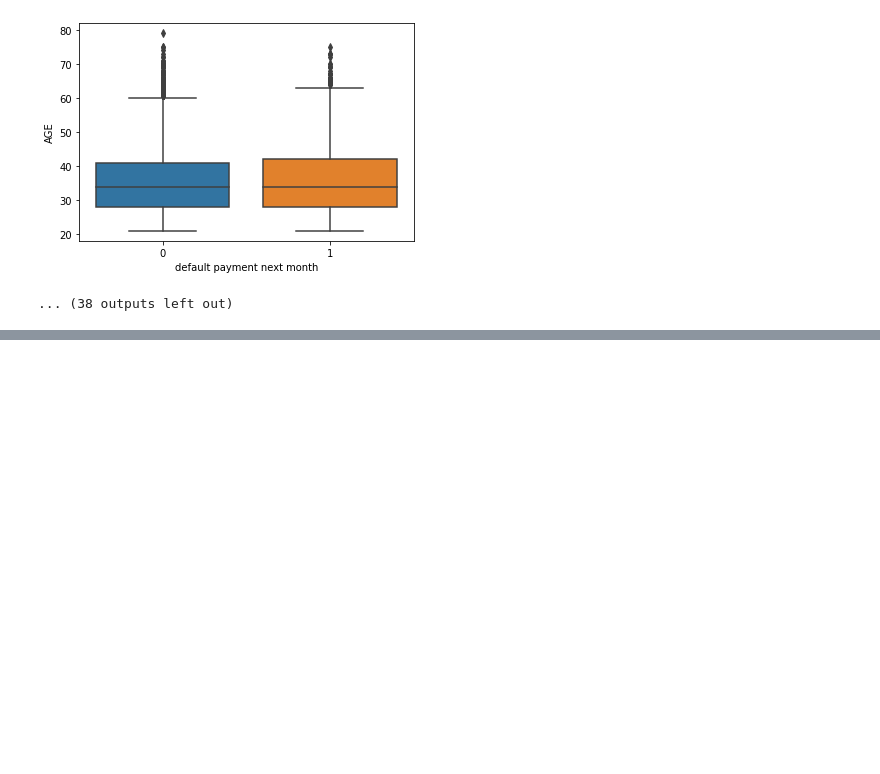
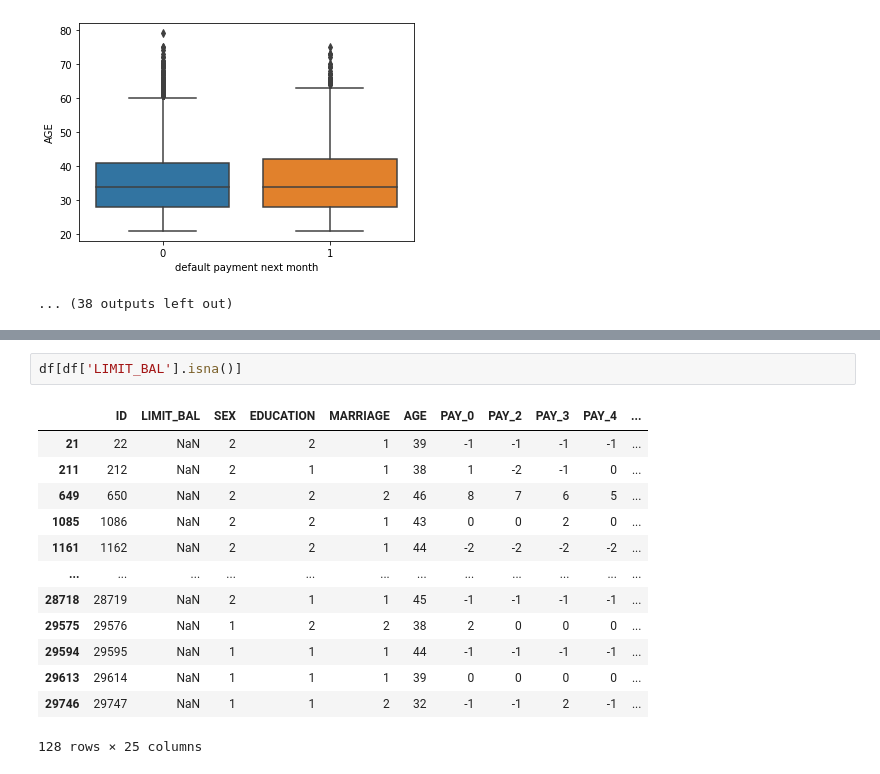
Before and after one commit to prakashtiwari012/RenewPower, a Jupyter notebook: RenewPower/Acme_Bank_Usecase.ipynb, the cells around one changed output, grey strips where cells are left out. Cells and saved outputs as stored; diff of their text form; blank space fills up the shorter version.

```diff
--- a/RenewPower/Acme_Bank_Usecase.ipynb
+++ b/RenewPower/Acme_Bank_Usecase.ipynb
@@ -144,3 +150,19 @@ for i in df.columns:
+# %%
+df[df['LIMIT_BAL'].isna()]
+# %% [output]
+|  | ID | LIMIT_BAL | SEX | EDUCATION | MARRIAGE | AGE | PAY_0 | PAY_2 | PAY_3 | PAY_4 | ... |
+| 21 | 22 | NaN | 2 | 2 | 1 | 39 | -1 | -1 | -1 | -1 | ... |
+| 211 | 212 | NaN | 2 | 1 | 1 | 38 | 1 | -2 | -1 | 0 | ... |
+| 649 | 650 | NaN | 2 | 2 | 2 | 46 | 8 | 7 | 6 | 5 | ... |
+| 1085 | 1086 | NaN | 2 | 2 | 1 | 43 | 0 | 0 | 2 | 0 | ... |
+| 1161 | 1162 | NaN | 2 | 2 | 1 | 44 | -2 | -2 | -2 | -2 | ... |
+| ... | ... | ... | ... | ... | ... | ... | ... | ... | ... | ... | ... |
+| 28718 | 28719 | NaN | 2 | 1 | 1 | 45 | -1 | -1 | -1 | -1 | ... |
+| 29575 | 29576 | NaN | 1 | 2 | 2 | 38 | 2 | 0 | 0 | 0 | ... |
+| 29594 | 29595 | NaN | 1 | 1 | 1 | 44 | -1 | -1 | -1 | -1 | ... |
+| 29613 | 29614 | NaN | 1 | 1 | 1 | 39 | 0 | 0 | 0 | 0 | ... |
+| 29746 | 29747 | NaN | 1 | 1 | 2 | 32 | -1 | -1 | 2 | -1 | ... |
+128 rows × 25 columns
 # %%
 from sklearn.ensemble import RandomForestClassifier,GradientBoostingClassifier
 from imblearn.ensemble import BalancedRandomForestClassifier
```
Also changed, not shown: parts of 9 cells of this notebook.
